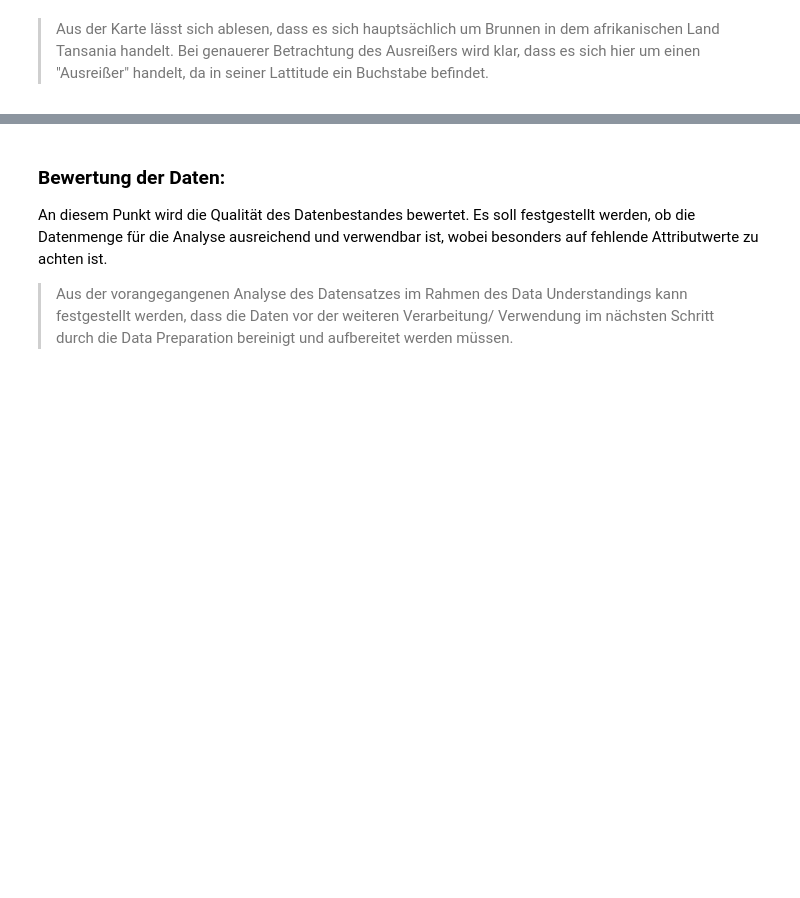
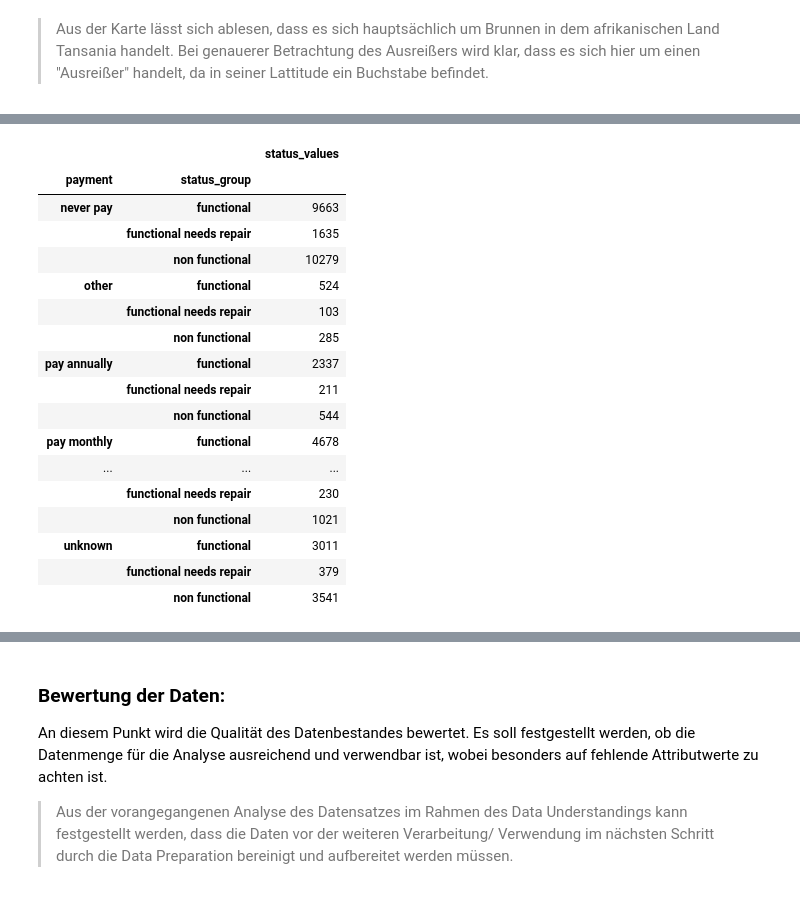
Before and after one commit to finitearth/DataExploration, a Jupyter notebook: presentation.ipynb, the cells around one changed output, grey strips where cells are left out. Cells and saved outputs as stored; diff of their text form; code cells hidden in the pictures; blank space fills up the shorter version.

```diff
--- a/presentation.ipynb
+++ b/presentation.ipynb
@@ -577,0 +666,24 @@ fig.show()
+# %%
+# See what payment types have the most functional and least functional pumps
+piv_pay = pd.pivot_table(train_data, index= ['payment', 'status_group'],
+                           values=['status_values'], aggfunc='count')
+piv_pay
+# %% [output]
+|  |  | status_values |
+| payment | status_group |  |
+| never pay | functional | 9663 |
+|  | functional needs repair | 1635 |
+|  | non functional | 10279 |
+| other | functional | 524 |
+|  | functional needs repair | 103 |
+|  | non functional | 285 |
+| pay annually | functional | 2337 |
+|  | functional needs repair | 211 |
+|  | non functional | 544 |
+| pay monthly | functional | 4678 |
+| ... | ... | ... |
+|  | functional needs repair | 230 |
+|  | non functional | 1021 |
+| unknown | functional | 3011 |
+|  | functional needs repair | 379 |
+|  | non functional | 3541 |
```
Also changed, not shown: parts of 13 cells of this notebook, 1 other file.
